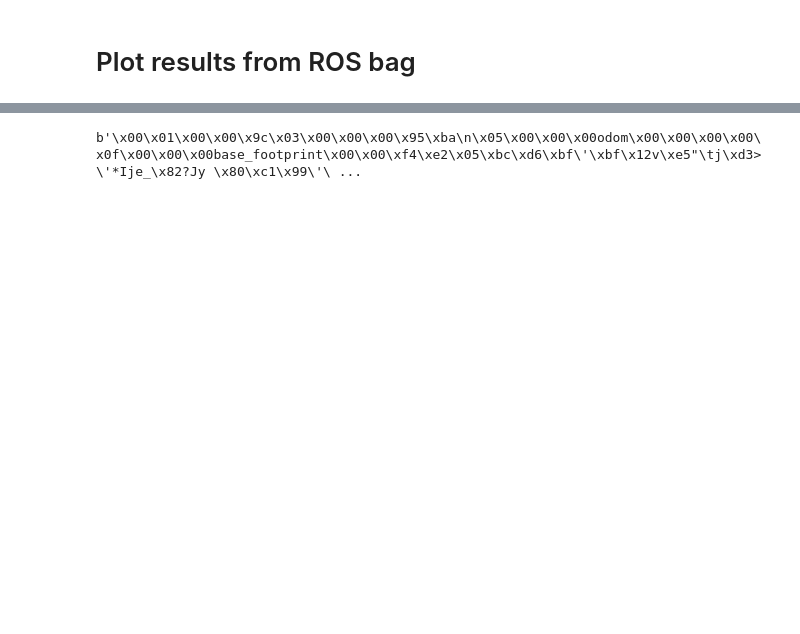
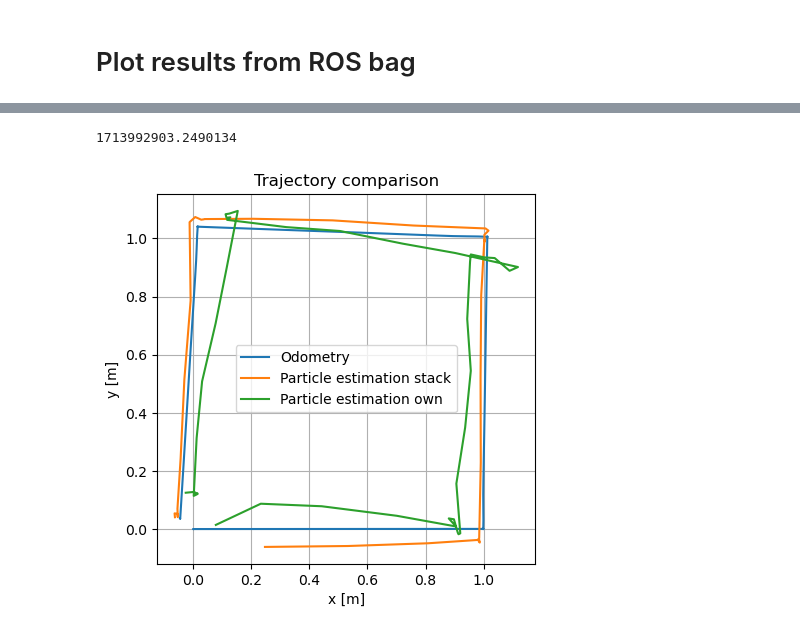
Before and after one commit to jonpodtu/34761-Exercises, a Jupyter notebook: src/project/plot.ipynb, the cells around one changed output, grey strips where cells are left out. Drawn from its saved outputs; the diff is of its cells as text; code cells hidden in the pictures; blank space fills up the shorter version.

Commit message:
Fancy plot

```diff
--- a/src/project/plot.ipynb
+++ b/src/project/plot.ipynb
@@ -74,4 +51,20 @@ TypeError: byte indices must be integers or slices, not str
-# %%
-data
-# %% [output]
-b'\x00\x01\x00\x00\x9c\x03\x00\x00\x00\x95\xba\n\x05\x00\x00\x00odom\x00\x00\x00\x00\x0f\x00\x00\x00base_footprint\x00\x00\xf4\xe2\x05\xbc\xd6\xbf\'\xbf\x12v\xe5"\tj\xd3>\'*Ije_\x82?Jy \x80\xc1\x99\'\ ...
+# %%
+latest_first_time / 1e9
+# %% [output]
+1713992903.2490134
+# %%
+# Plot data
+plt.figure()
+plt.plot(data_dict["/odom"]["x"], data_dict["/odom"]["y"], label="Odometry")
+plt.plot(data_dict["/particle_estimation_stack"]["x"], data_dict["/particle_estimation_stack"]["y"], label="Particle estimation stack")
+plt.plot(data_dict["/particle_estimation_own"]["x"], data_dict["/particle_estimation_own"]["y"], label="Particle estimation own")
+plt.legend()
+plt.xlabel("x [m]")
+plt.ylabel("y [m]")
+plt.title("Trajectory comparison")
+plt.grid()
+plt.gca().set_aspect('equal', adjustable='box')
+
+plt.show()
+# %% [output]
+[figure, added]
```
Also changed, not shown: parts of 2 cells of this notebook.
